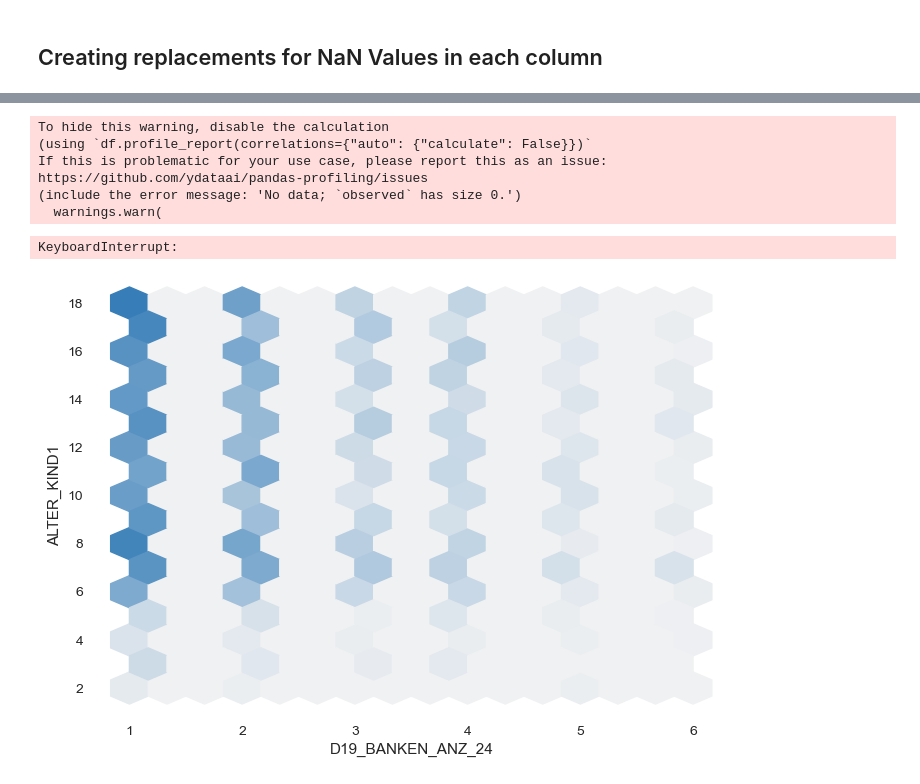
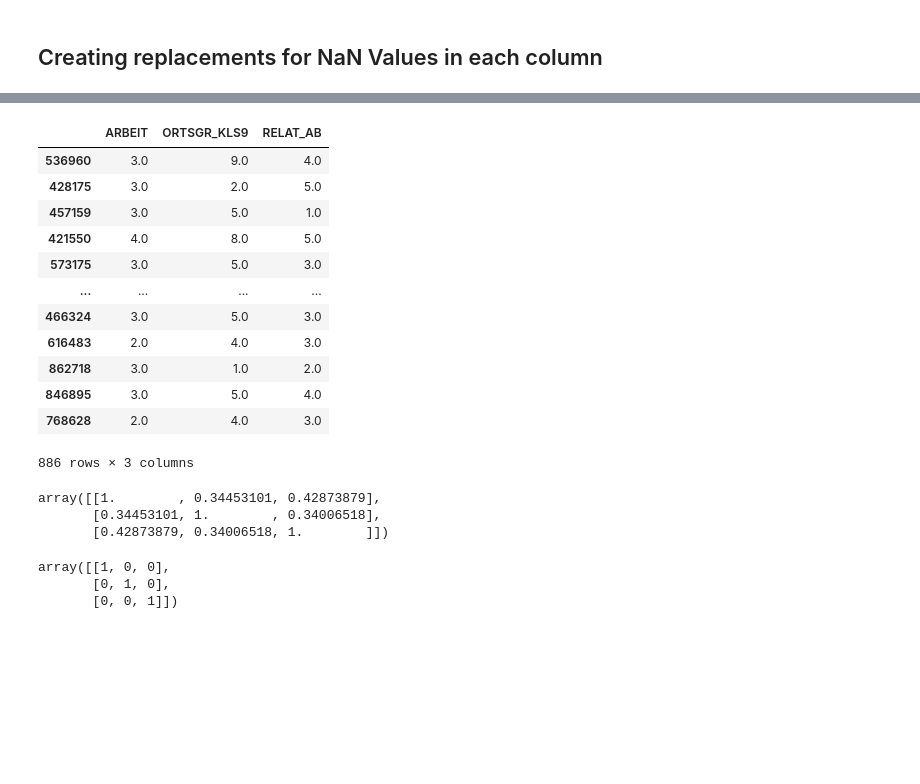
Before and after one commit to bglucca/ArvatoCustomerSegmentation, a Jupyter notebook: 01_eda_segmentation.ipynb, the cells around one changed output, grey strips where cells are left out. Cells and saved outputs as stored; diff of their text form; code cells hidden in the pictures; blank space fills up the shorter version.

Commit message:
Added level information col fix. Started on multicolinearity calculations using Cramer.

```diff
--- a/01_eda_segmentation.ipynb
+++ b/01_eda_segmentation.ipynb
@@ -150,2 +393,14 @@ Using Pandas profiling-report on a random sample of the German population
+# %%
+# We wont use these
+
+numeric_vars = ['ANZ_HAUSHALTE_AKTIV',
+                'ANZ_HH_TITEL',
+                'ANZ_PERSONEN',
+                'ANZ_TITEL',
+                'GEBURTSJAHR',
+                'KBA13_ANZAHL_PKW',
+                'MIN_GEBAEUDEJAHR']
+# %%
+test_cols = col_classification[col_classification['Information level'] == 'Community']['Attribute'].values
 # %%
-census_sample = census.sample(100000, random_state=5)
+test_sample = census.drop(columns = numeric_vars + ['LNR'])[test_cols].sample(1000, random_state = 5)
@@ -154,11 +407,18 @@ report = ProfileReport(census_sample)
-# %%
-report.to_file('census_report.html')
-# %% [output]
-To hide this warning, disable the calculation
-(using `df.profile_report(correlations={"auto": {"calculate": False}})`
-If this is problematic for your use case, please report this as an issue:
-https://github.com/ydataai/pandas-profiling/issues
-(include the error message: 'No data; `observed` has size 0.')
-  warnings.warn(
-KeyboardInterrupt:
-[figure, removed]
+# %%
+test_sample.dropna(inplace = True)
+# %%
+test_sample
+# %% [output]
+|  | ARBEIT | ORTSGR_KLS9 | RELAT_AB |
+| 536960 | 3.0 | 9.0 | 4.0 |
+| 428175 | 3.0 | 2.0 | 5.0 |
+| 457159 | 3.0 | 5.0 | 1.0 |
+| 421550 | 4.0 | 8.0 | 5.0 |
+| 573175 | 3.0 | 5.0 | 3.0 |
+| ... | ... | ... | ... |
+| 466324 | 3.0 | 5.0 | 3.0 |
+| 616483 | 2.0 | 4.0 | 3.0 |
+| 862718 | 3.0 | 1.0 | 2.0 |
+| 846895 | 3.0 | 5.0 | 4.0 |
+| 768628 | 2.0 | 4.0 | 3.0 |
+886 rows × 3 columns
@@ -164,0 +462,6 @@ KeyboardInterrupt:
+# %%
+calculate_frame_cramer_coefs(test_sample)
+# %% [output]
+array([[1.        , 0.34453101, 0.42873879],
+       [0.34453101, 1.        , 0.34006518],
+       [0.42873879, 0.34006518, 1.        ]])
@@ -164,0 +472,6 @@ KeyboardInterrupt:
+# %%
+temp_mat
+# %% [output]
+array([[1, 0, 0],
+       [0, 1, 0],
+       [0, 0, 1]])
```
Also changed, not shown: parts of 74 cells of this notebook.
